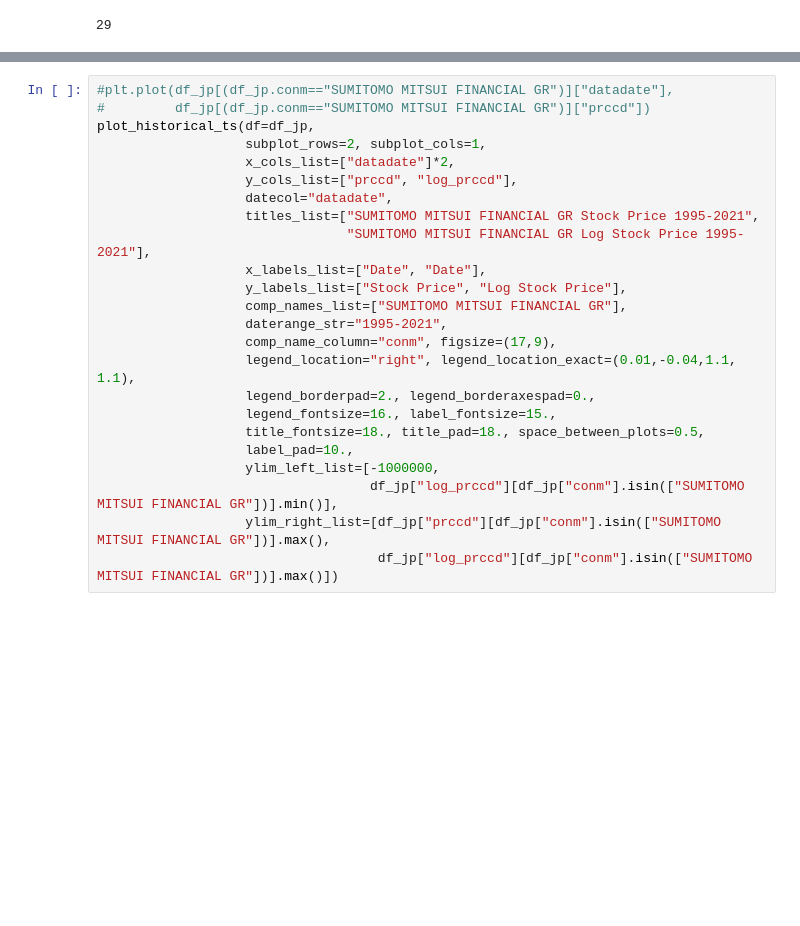
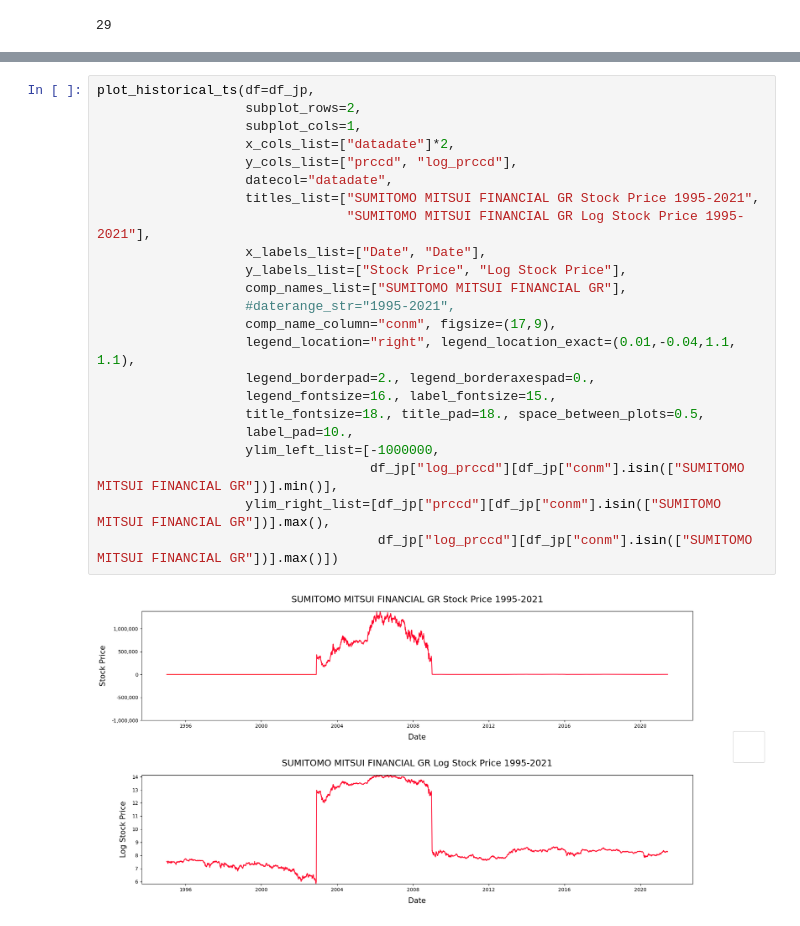
Before and after one commit to BarbaraCapl/MT-ReinforcementLearning-StockTrading, a Jupyter notebook: data_preprocessing/data_inspection_Japan_stocks.ipynb, the cells around one changed output, grey strips where cells are left out. Drawn from its saved outputs; the diff is of its cells as text; blank space fills up the shorter version.

```diff
--- a/data_preprocessing/data_inspection_Japan_stocks.ipynb
+++ b/data_preprocessing/data_inspection_Japan_stocks.ipynb
@@ -224,27 +186,28 @@ print(last_occurrence_date)
 # %%
-#plt.plot(df_jp[(df_jp.conm=="SUMITOMO MITSUI FINANCIAL GR")]["datadate"],
-#         df_jp[(df_jp.conm=="SUMITOMO MITSUI FINANCIAL GR")]["prccd"])
 plot_historical_ts(df=df_jp,
-                   subplot_rows=2, subplot_cols=1,
+                   subplot_rows=2,
+                   subplot_cols=1,
                    x_cols_list=["datadate"]*2,
                    y_cols_list=["prccd", "log_prccd"],
                    datecol="datadate",
                    titles_list=["SUMITOMO MITSUI FINANCIAL GR Stock Price 1995-2021",
                                 "SUMITOMO MITSUI FINANCIAL GR Log Stock Price 1995-2021"],
                    x_labels_list=["Date", "Date"],
                    y_labels_list=["Stock Price", "Log Stock Price"],
                    comp_names_list=["SUMITOMO MITSUI FINANCIAL GR"],
-                   daterange_str="1995-2021",
+                   #daterange_str="1995-2021",
                    comp_name_column="conm", figsize=(17,9),
                    legend_location="right", legend_location_exact=(0.01,-0.04,1.1, 1.1),
                    legend_borderpad=2., legend_borderaxespad=0.,
                    legend_fontsize=16., label_fontsize=15.,
                    title_fontsize=18., title_pad=18., space_between_plots=0.5,
                    label_pad=10.,
                    ylim_left_list=[-1000000,
                                    df_jp["log_prccd"][df_jp["conm"].isin(["SUMITOMO MITSUI FINANCIAL GR"])].min()],
                    ylim_right_list=[df_jp["prccd"][df_jp["conm"].isin(["SUMITOMO MITSUI FINANCIAL GR"])].max(),
                                     df_jp["log_prccd"][df_jp["conm"].isin(["SUMITOMO MITSUI FINANCIAL GR"])].max()])
+# %% [output]
+[figure, added]
 # %%
 plt.plot(df_jp[(df_jp.conm=="KDDI CORP")]["datadate"],
          df_jp[(df_jp.conm=="KDDI CORP")]["prccd"])
```
Also changed, not shown: parts of 23 cells of this notebook, 19 other files.
